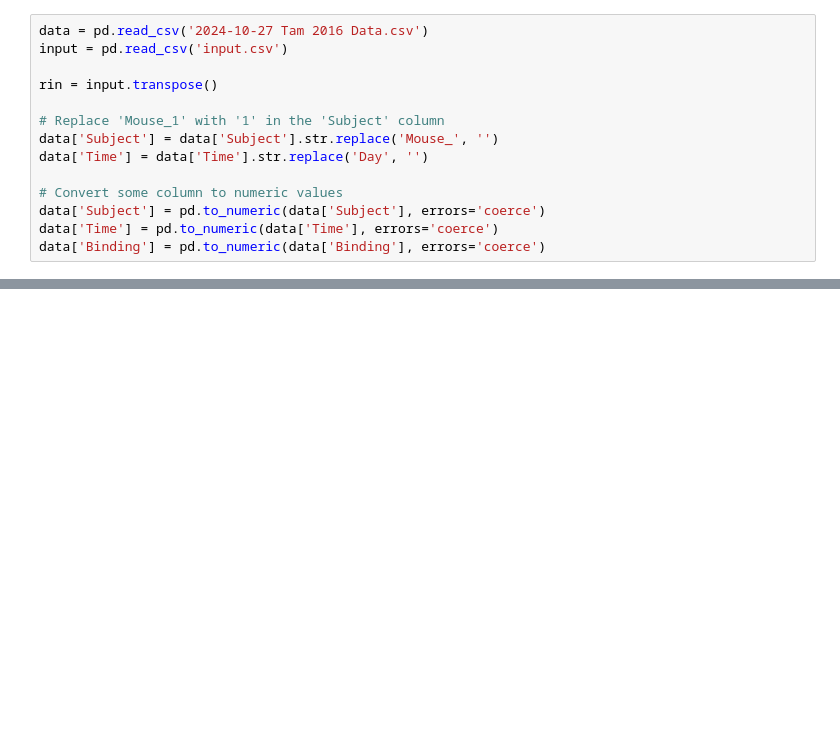
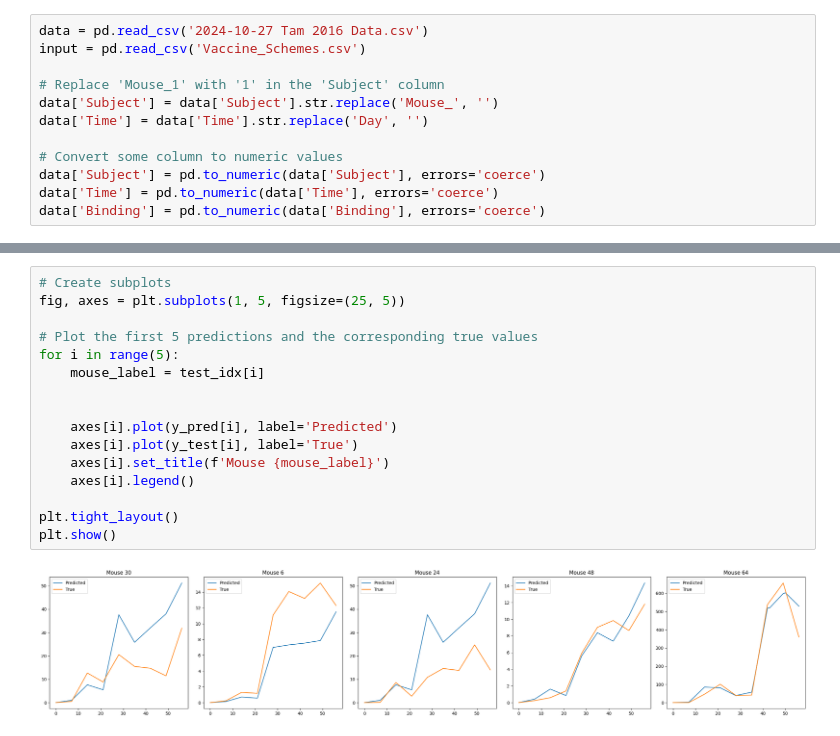
Before and after one commit to MaximeVergnet/Vaccine_AI, a Jupyter notebook: myModel.ipynb, the cells around one changed output, grey strips where cells are left out. Drawn from its saved outputs; the diff is of its cells as text; blank space fills up the shorter version.

```diff
--- a/myModel.ipynb
+++ b/myModel.ipynb
@@ -5,8 +9,6 @@ import matplotlib.pyplot as plt
 # %%
 data = pd.read_csv('2024-10-27 Tam 2016 Data.csv')
-input = pd.read_csv('input.csv')
-
-rin = input.transpose()
+input = pd.read_csv('Vaccine_Schemes.csv')
 
 # Replace 'Mouse_1' with '1' in the 'Subject' column
 data['Subject'] = data['Subject'].str.replace('Mouse_', '')
@@ -32,0 +103,18 @@ print(mouse1Data)
+# %%
+# Create subplots
+fig, axes = plt.subplots(1, 5, figsize=(25, 5))
+
+# Plot the first 5 predictions and the corresponding true values
+for i in range(5):
+    mouse_label = test_idx[i]
+
+
+    axes[i].plot(y_pred[i], label='Predicted')
+    axes[i].plot(y_test[i], label='True')
+    axes[i].set_title(f'Mouse {mouse_label}')
+    axes[i].legend()
+
+plt.tight_layout()
+plt.show()
+# %% [output]
+[figure, added]
```
Also changed, not shown: parts of 4 cells of this notebook, 6 other files.
